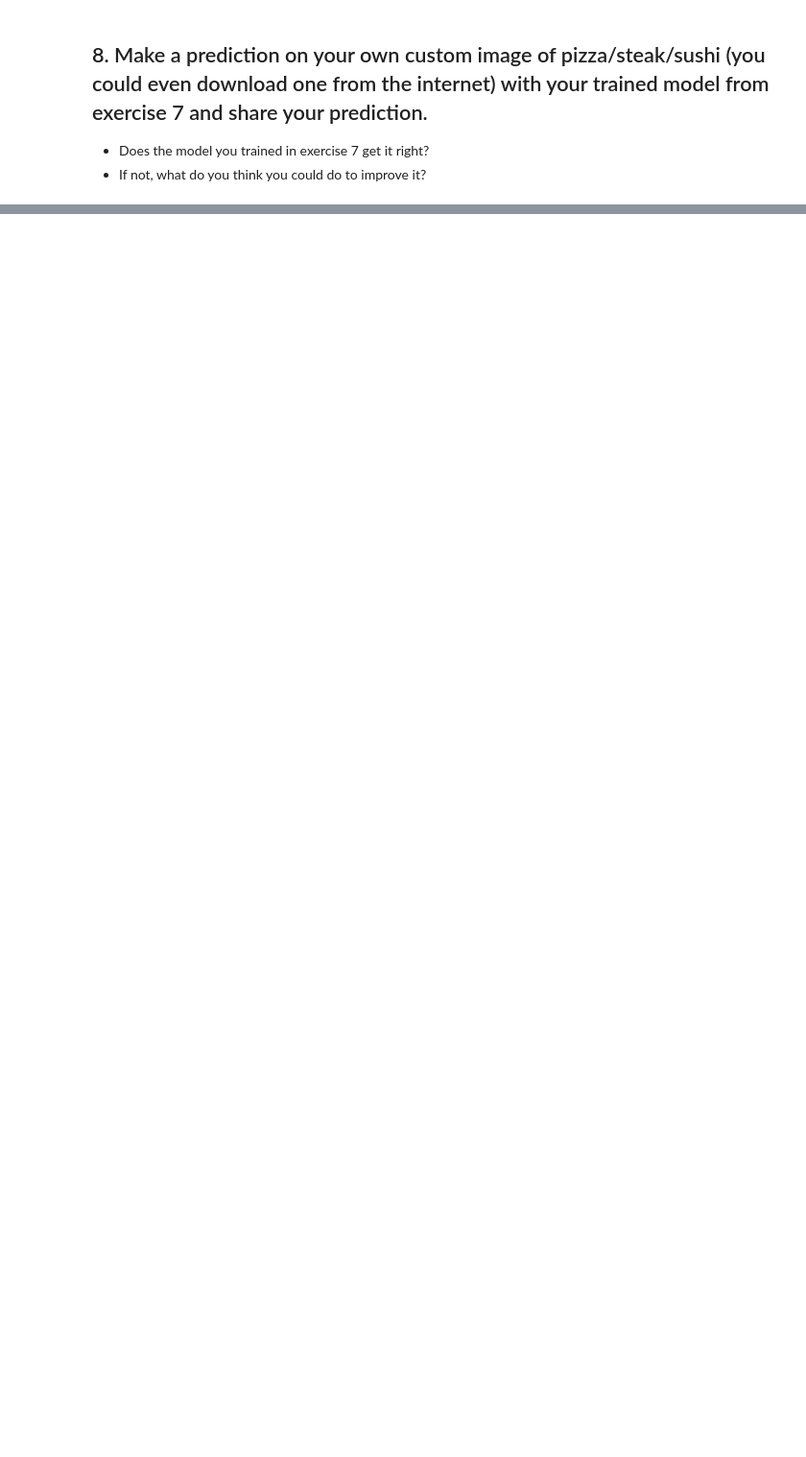
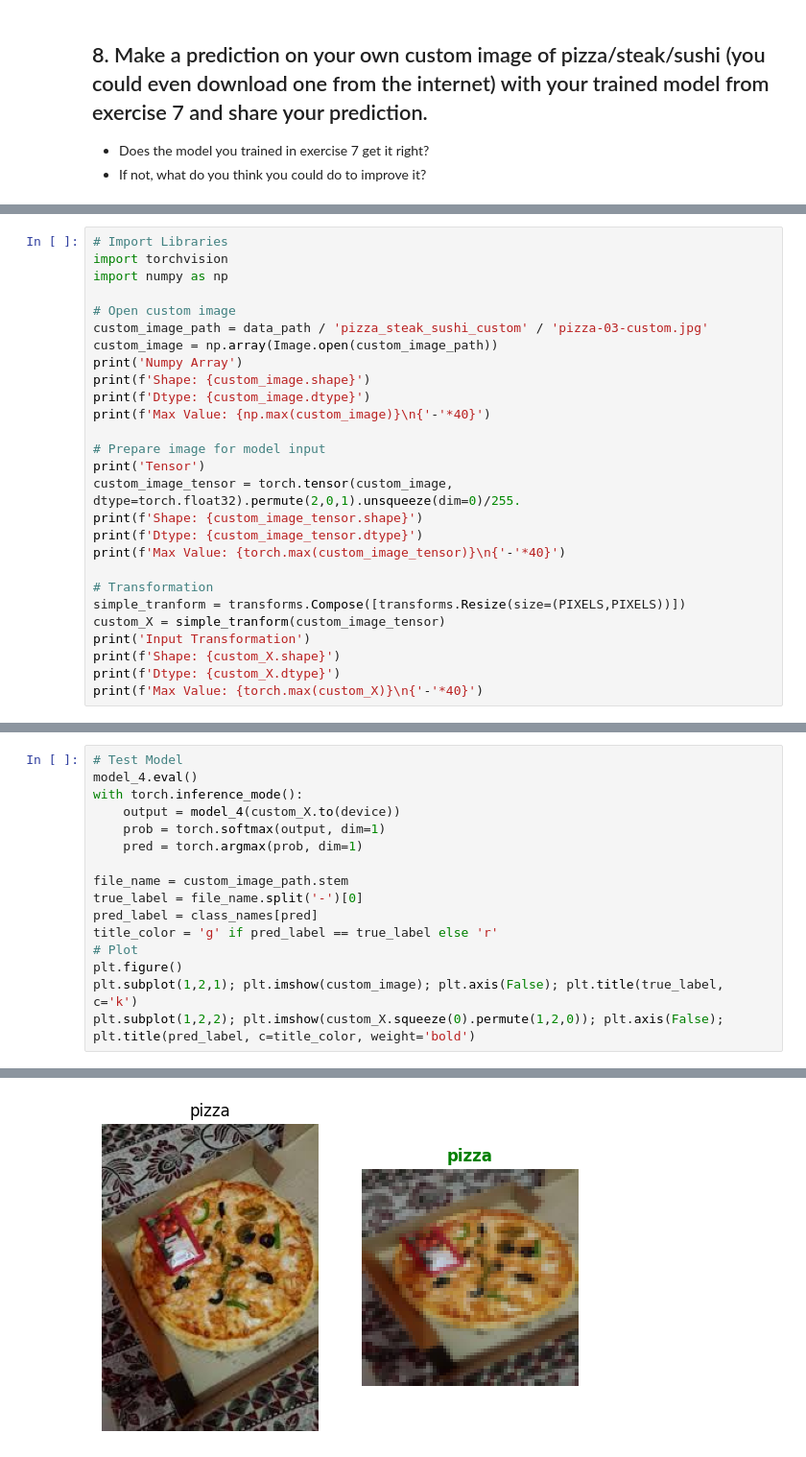
Before and after one commit to Golden572/PhD_Self-Study_RIT, a Jupyter notebook: Courses/PyTorch for Deep Learning & Machine Learning - Full Course/04_Exercises_pytorch_custom_datasets.ipynb, the cells around one changed output, grey strips where cells are left out. Shown at 96% size. Saved outputs shown, nothing was run; the diff lists cells and outputs as text; blank space fills up the shorter version.

Commit message:
Completed Module 04 - PyTorch Custom Datasets

```diff
--- a/Courses/PyTorch for Deep Learning & Machine Learning - Full Course/04_Exercises_pytorch_custom_datasets.ipynb
+++ b/Courses/PyTorch for Deep Learning & Machine Learning - Full Course/04_Exercises_pytorch_custom_datasets.ipynb
@@ -732,0 +741,27 @@ Text(0.5, 1.0, 'Predicted: pizza')
+# %%
+# Import Libraries
+import torchvision
+import numpy as np
+
+# Open custom image
+custom_image_path = data_path / 'pizza_steak_sushi_custom' / 'pizza-03-custom.jpg'
+custom_image = np.array(Image.open(custom_image_path))
+print('Numpy Array')
+print(f'Shape: {custom_image.shape}')
+print(f'Dtype: {custom_image.dtype}')
+print(f'Max Value: {np.max(custom_image)}\n{'-'*40}')
+
+# Prepare image for model input
+print('Tensor')
+custom_image_tensor = torch.tensor(custom_image, dtype=torch.float32).permute(2,0,1).unsqueeze(dim=0)/255.
+print(f'Shape: {custom_image_tensor.shape}')
+print(f'Dtype: {custom_image_tensor.dtype}')
+print(f'Max Value: {torch.max(custom_image_tensor)}\n{'-'*40}')
+
+# Transformation
+simple_tranform = transforms.Compose([transforms.Resize(size=(PIXELS,PIXELS))])
+custom_X = simple_tranform(custom_image_tensor)
+print('Input Transformation')
+print(f'Shape: {custom_X.shape}')
+print(f'Dtype: {custom_X.dtype}')
+print(f'Max Value: {torch.max(custom_X)}\n{'-'*40}')
@@ -732,0 +784,17 @@ Text(0.5, 1.0, 'Predicted: pizza')
+# %%
+# Test Model
+model_4.eval()
+with torch.inference_mode():
+    output = model_4(custom_X.to(device))
+    prob = torch.softmax(output, dim=1)
+    pred = torch.argmax(prob, dim=1)
+
+file_name = custom_image_path.stem
+true_label = file_name.split('-')[0]
+pred_label = class_names[pred]
+title_color = 'g' if pred_label == true_label else 'r'
+# Plot
+plt.figure()
+plt.subplot(1,2,1); plt.imshow(custom_image); plt.axis(False); plt.title(true_label, c='k')
+plt.subplot(1,2,2); plt.imshow(custom_X.squeeze(0).permute(1,2,0)); plt.axis(False); plt.title(pred_label, c=title_color, weight='bold')
+# %% [output]
@@ -732,0 +802 @@ Text(0.5, 1.0, 'Predicted: pizza')
+[figure, added]
```
Also changed, not shown: parts of 20 cells of this notebook, 1 other file.
